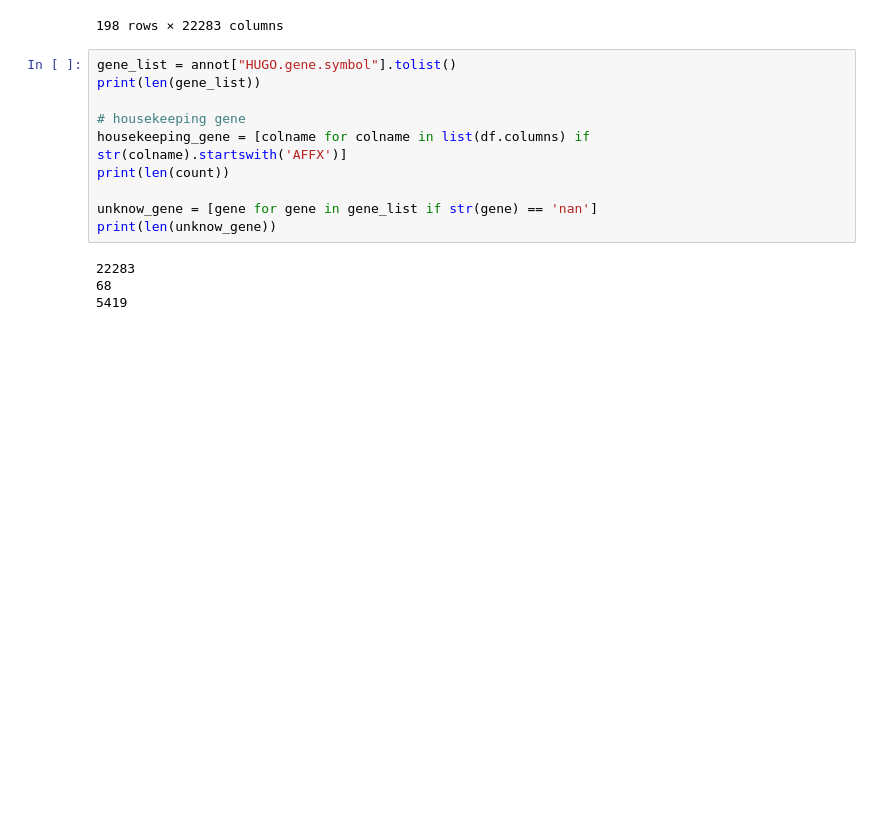
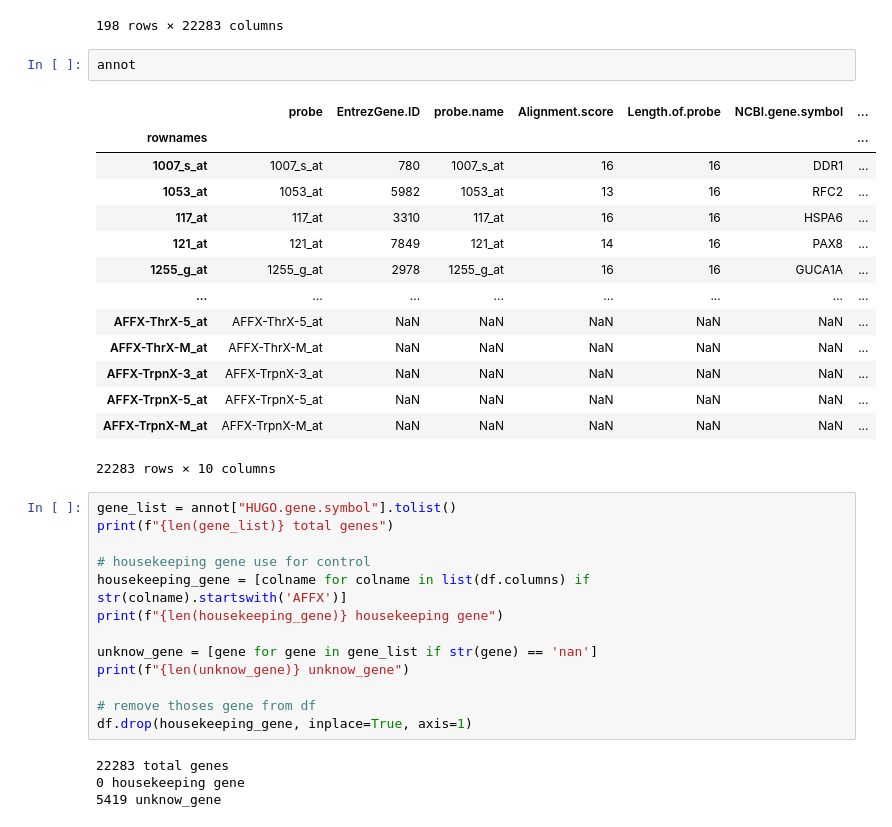
Before and after one commit to hbiom/ER_status_prediction, a Jupyter notebook: breast_cancer_EDA.ipynb, the cells around one changed output. Saved outputs shown, nothing was run; the diff lists cells and outputs as text; blank space fills up the shorter version.

```diff
--- a/breast_cancer_EDA.ipynb
+++ b/breast_cancer_EDA.ipynb
@@ -44,17 +59,37 @@ df
 | VDXRHU_5236 | 10.653104 | 8.854766 | 6.636791 | 9.283177 | 3.724769 | 9.722750 | 7.616948 | 4.402618 | 12.423745 | 5.884242 | ... |
 | VDXRHU_5240 | 11.310992 | 9.674872 | 7.276915 | 9.646810 | 4.854293 | 9.269064 | 6.621444 | 5.863070 | 9.859020 | 5.751976 | ... |
 198 rows × 22283 columns
+# %%
+annot
+# %% [output]
+|  | probe | EntrezGene.ID | probe.name | Alignment.score | Length.of.probe | NCBI.gene.symbol | ... |
+| rownames |  |  |  |  |  |  | ... |
+| 1007_s_at | 1007_s_at | 780 | 1007_s_at | 16 | 16 | DDR1 | ... |
+| 1053_at | 1053_at | 5982 | 1053_at | 13 | 16 | RFC2 | ... |
+| 117_at | 117_at | 3310 | 117_at | 16 | 16 | HSPA6 | ... |
+| 121_at | 121_at | 7849 | 121_at | 14 | 16 | PAX8 | ... |
+| 1255_g_at | 1255_g_at | 2978 | 1255_g_at | 16 | 16 | GUCA1A | ... |
+| ... | ... | ... | ... | ... | ... | ... | ... |
+| AFFX-ThrX-5_at | AFFX-ThrX-5_at | NaN | NaN | NaN | NaN | NaN | ... |
+| AFFX-ThrX-M_at | AFFX-ThrX-M_at | NaN | NaN | NaN | NaN | NaN | ... |
+| AFFX-TrpnX-3_at | AFFX-TrpnX-3_at | NaN | NaN | NaN | NaN | NaN | ... |
+| AFFX-TrpnX-5_at | AFFX-TrpnX-5_at | NaN | NaN | NaN | NaN | NaN | ... |
+| AFFX-TrpnX-M_at | AFFX-TrpnX-M_at | NaN | NaN | NaN | NaN | NaN | ... |
+22283 rows × 10 columns
 # %%
 gene_list = annot["HUGO.gene.symbol"].tolist()
-print(len(gene_list))
+print(f"{len(gene_list)} total genes")
 
-# housekeeping gene
+# housekeeping gene use for control
 housekeeping_gene = [colname for colname in list(df.columns) if str(colname).startswith('AFFX')]
-print(len(count))
+print(f"{len(housekeeping_gene)} housekeeping gene")
 
 unknow_gene = [gene for gene in gene_list if str(gene) == 'nan']
-print(len(unknow_gene))
+print(f"{len(unknow_gene)} unknow_gene")
+
+# remove thoses gene from df
+df.drop(housekeeping_gene, inplace=True, axis=1)
 # %% [output]
-22283
-68
-5419
+22283 total genes
+0 housekeeping gene
+5419 unknow_gene
```
Also changed, not shown: parts of 33 cells of this notebook, 4 other files.
